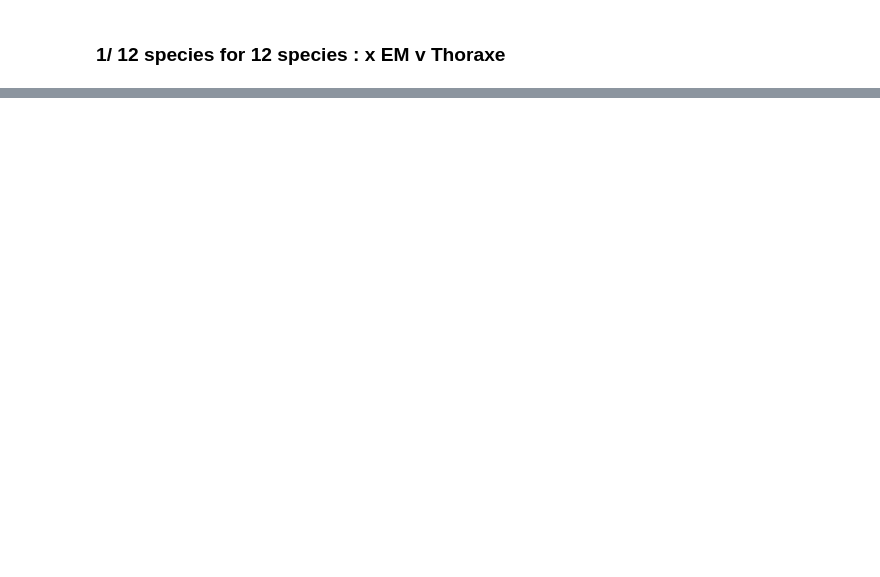
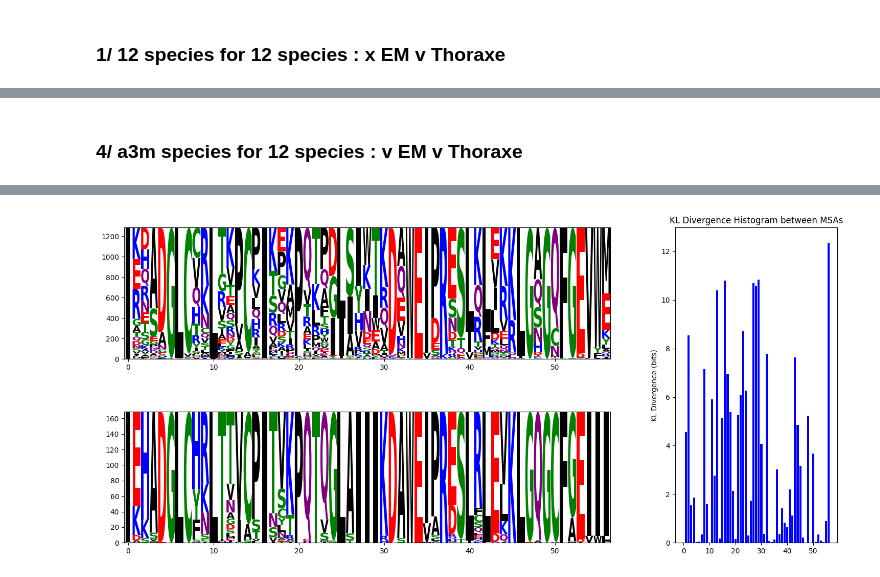
Before and after one commit to LouisCarrelB/PROMISE-800-years-evolution, a Jupyter notebook: rapport_ali.ipynb, the cells around one changed output, grey strips where cells are left out. Saved outputs shown, nothing was run; the diff lists cells and outputs as text; code cells hidden in the pictures; blank space fills up the shorter version.

```diff
--- a/rapport_ali.ipynb
+++ b/rapport_ali.ipynb
@@ -131,0 +141,11 @@ dat.plot_probability_curve_with_annotations(path_nwk, path_tsv, species_ref)
+# %% [markdown]
+### 4/ a3m species for 12 species : v EM v Thoraxe
+# %%
+
+
+can = "/Users/louiscarrel/Documents/Alignement_Project/largescale_kinase/DATA/ENSG00000010810/1st_transcrit_5_0/New_alignement/excluded_alt.fasta"
+alt = "/Users/louiscarrel/Documents/Alignement_Project/largescale_kinase/DATA/ENSG00000010810/1st_transcrit_5_0/New_alignement/excluded_can.fasta"
+
+
+ali.plot_combined_msa_analysis(can,alt)
+# %% [output]
@@ -131,0 +156 @@ dat.plot_probability_curve_with_annotations(path_nwk, path_tsv, species_ref)
+[figure, added]
```
Also changed, not shown: parts of 27 cells of this notebook, 40 other files.
